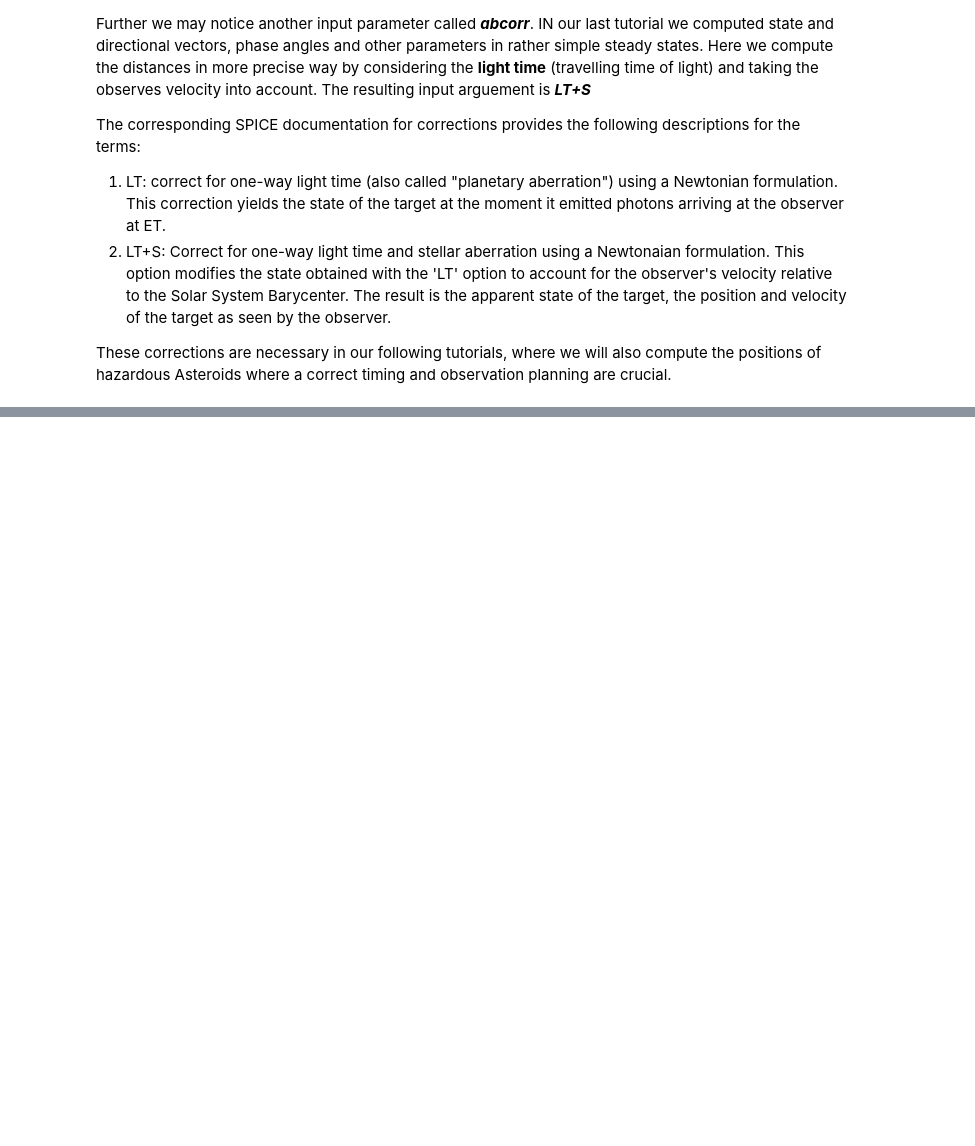
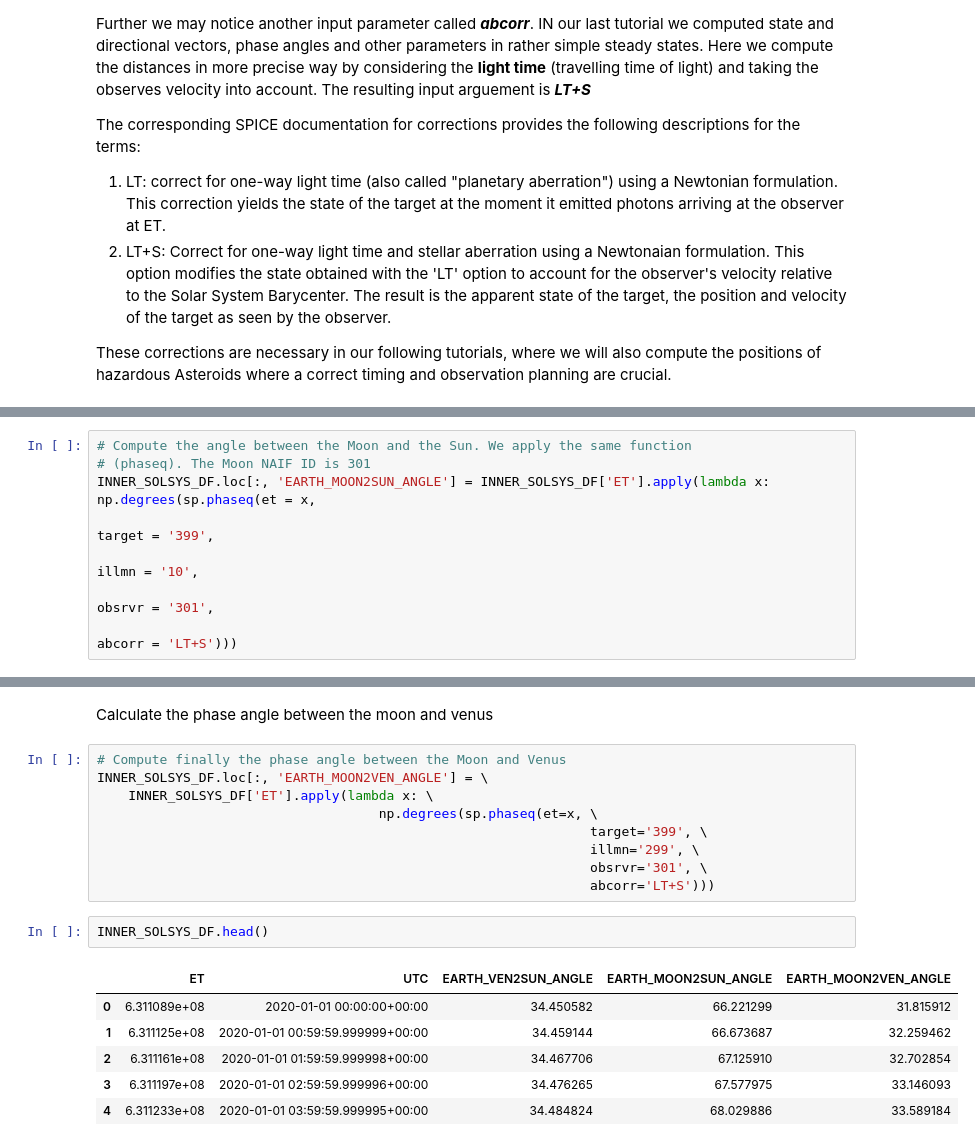
Before and after one commit to aditya172926/SpaceScience, a Jupyter notebook: SpaceScience4.ipynb, the cells around one changed output, grey strips where cells are left out. Saved outputs shown, nothing was run; the diff lists cells and outputs as text; blank space fills up the shorter version.

```diff
--- a/SpaceScience4.ipynb
+++ b/SpaceScience4.ipynb
@@ -66,0 +105,8 @@ These corrections are necessary in our following tutorials, where we will also c
+# %%
+# Compute the angle between the Moon and the Sun. We apply the same function
+# (phaseq). The Moon NAIF ID is 301
+INNER_SOLSYS_DF.loc[:, 'EARTH_MOON2SUN_ANGLE'] = INNER_SOLSYS_DF['ET'].apply(lambda x: np.degrees(sp.phaseq(et = x,
+                                                                                                           target = '399',
+                                                                                                           illmn = '10',
+                                                                                                           obsrvr = '301',
+                                                                                                           abcorr = 'LT+S')))
@@ -66,0 +122,20 @@ These corrections are necessary in our following tutorials, where we will also c
+# %% [markdown]
+Calculate the phase angle between the moon and venus
+# %%
+# Compute finally the phase angle between the Moon and Venus
+INNER_SOLSYS_DF.loc[:, 'EARTH_MOON2VEN_ANGLE'] = \
+    INNER_SOLSYS_DF['ET'].apply(lambda x: \
+                                    np.degrees(sp.phaseq(et=x, \
+                                                               target='399', \
+                                                               illmn='299', \
+                                                               obsrvr='301', \
+                                                               abcorr='LT+S')))
+# %%
+INNER_SOLSYS_DF.head()
+# %% [output]
+|  | ET | UTC | EARTH_VEN2SUN_ANGLE | EARTH_MOON2SUN_ANGLE | EARTH_MOON2VEN_ANGLE |
+| 0 | 6.311089e+08 | 2020-01-01 00:00:00+00:00 | 34.450582 | 66.221299 | 31.815912 |
+| 1 | 6.311125e+08 | 2020-01-01 00:59:59.999999+00:00 | 34.459144 | 66.673687 | 32.259462 |
+| 2 | 6.311161e+08 | 2020-01-01 01:59:59.999998+00:00 | 34.467706 | 67.125910 | 32.702854 |
+| 3 | 6.311197e+08 | 2020-01-01 02:59:59.999996+00:00 | 34.476265 | 67.577975 | 33.146093 |
+| 4 | 6.311233e+08 | 2020-01-01 03:59:59.999995+00:00 | 34.484824 | 68.029886 | 33.589184 |
```
Also changed, not shown: parts of 12 cells of this notebook, 1 other file.
